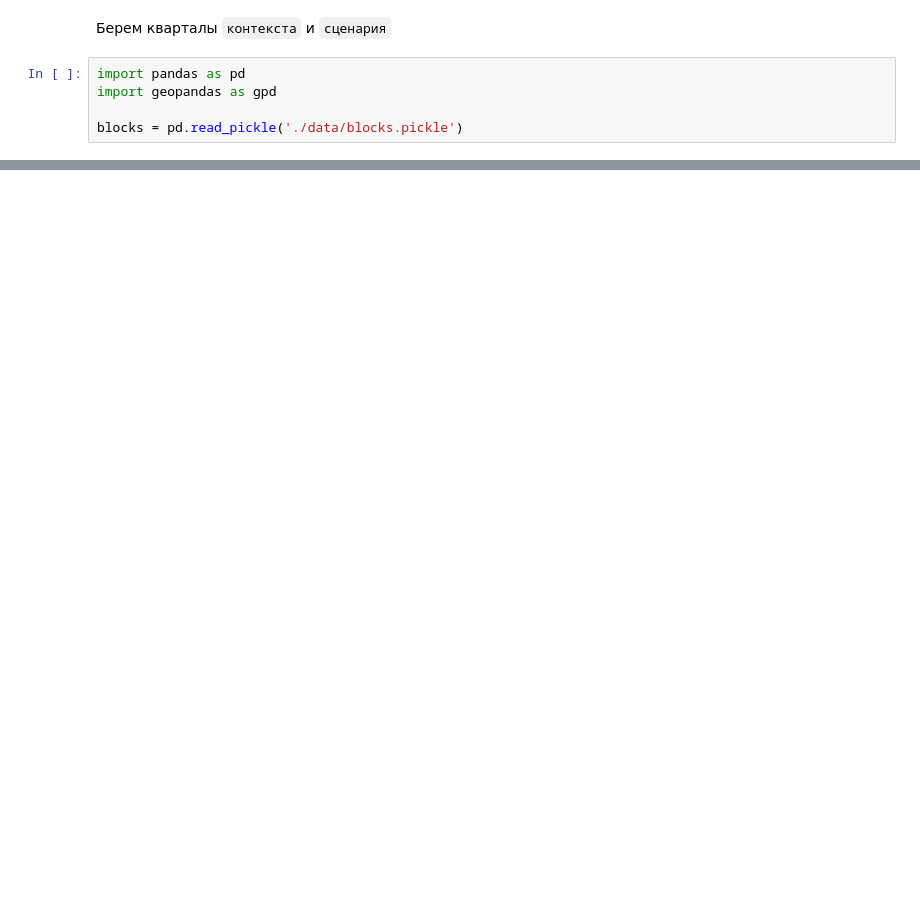
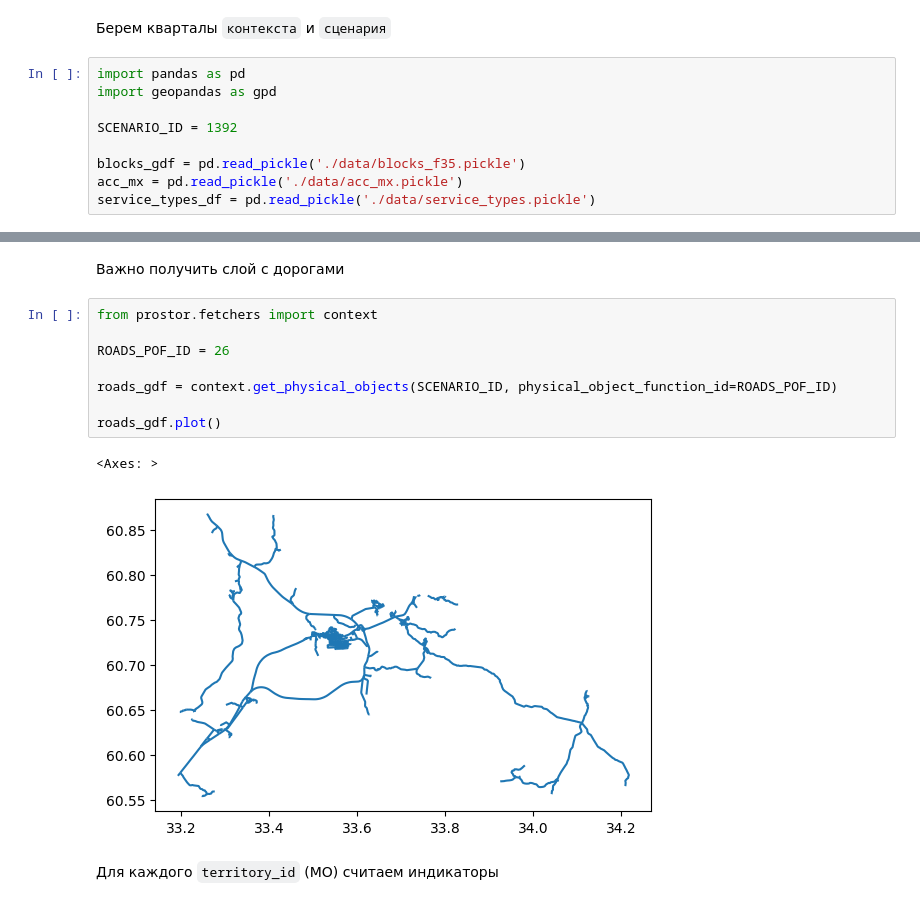
Before and after one commit to vasilstar97/prostor-examples, a Jupyter notebook: examples/Ф22.ipynb, the cells around one changed output, grey strips where cells are left out. Saved outputs shown, nothing was run; the diff lists cells and outputs as text; blank space fills up the shorter version.

```diff
--- a/examples/Ф22.ipynb
+++ b/examples/Ф22.ipynb
@@ -6,4 +8,8 @@
 import pandas as pd
 import geopandas as gpd
 
-blocks = pd.read_pickle('./data/blocks.pickle')
+SCENARIO_ID = 1392
+
+blocks_gdf = pd.read_pickle('./data/blocks_f35.pickle')
+acc_mx = pd.read_pickle('./data/acc_mx.pickle')
+service_types_df = pd.read_pickle('./data/service_types.pickle')
@@ -163,0 +44,15 @@ result_df
+# %% [markdown]
+Важно получить слой с дорогами
+# %%
+from prostor.fetchers import context
+
+ROADS_POF_ID = 26
+
+roads_gdf = context.get_physical_objects(SCENARIO_ID, physical_object_function_id=ROADS_POF_ID)
+
+roads_gdf.plot()
+# %% [output]
+<Axes: >
+[figure, added]
+# %% [markdown]
+Для каждого `territory_id` (МО) считаем индикаторы
```
Also changed, not shown: parts of 30 cells of this notebook, 2 other files.
